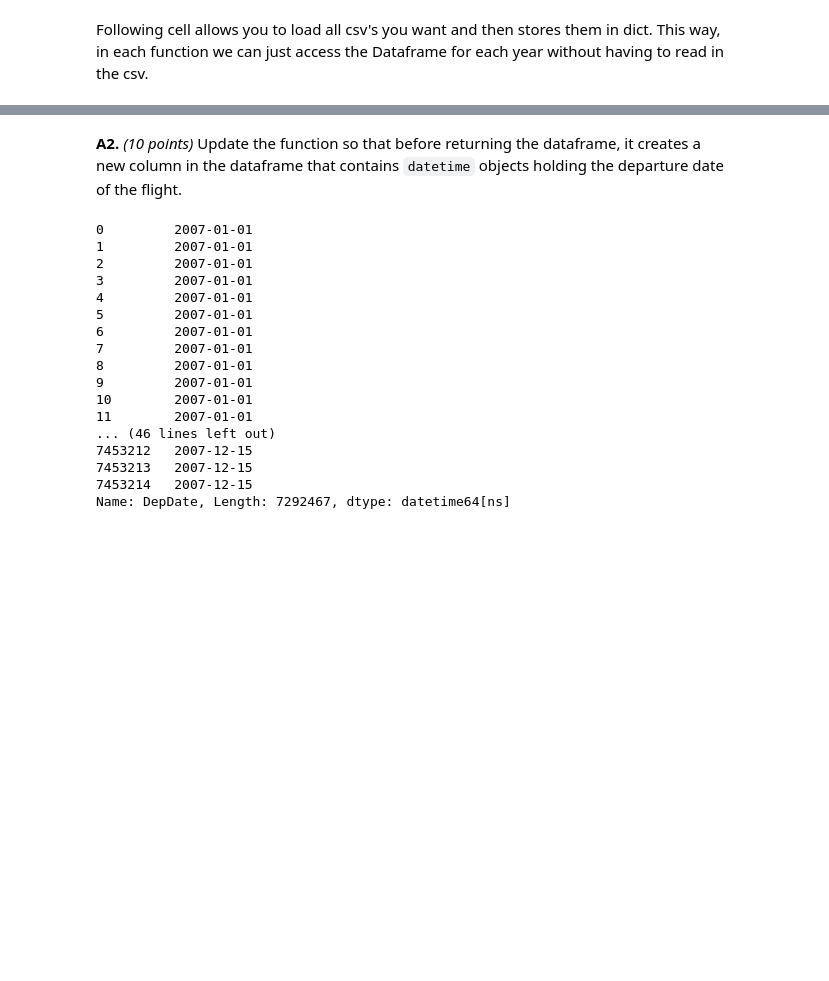
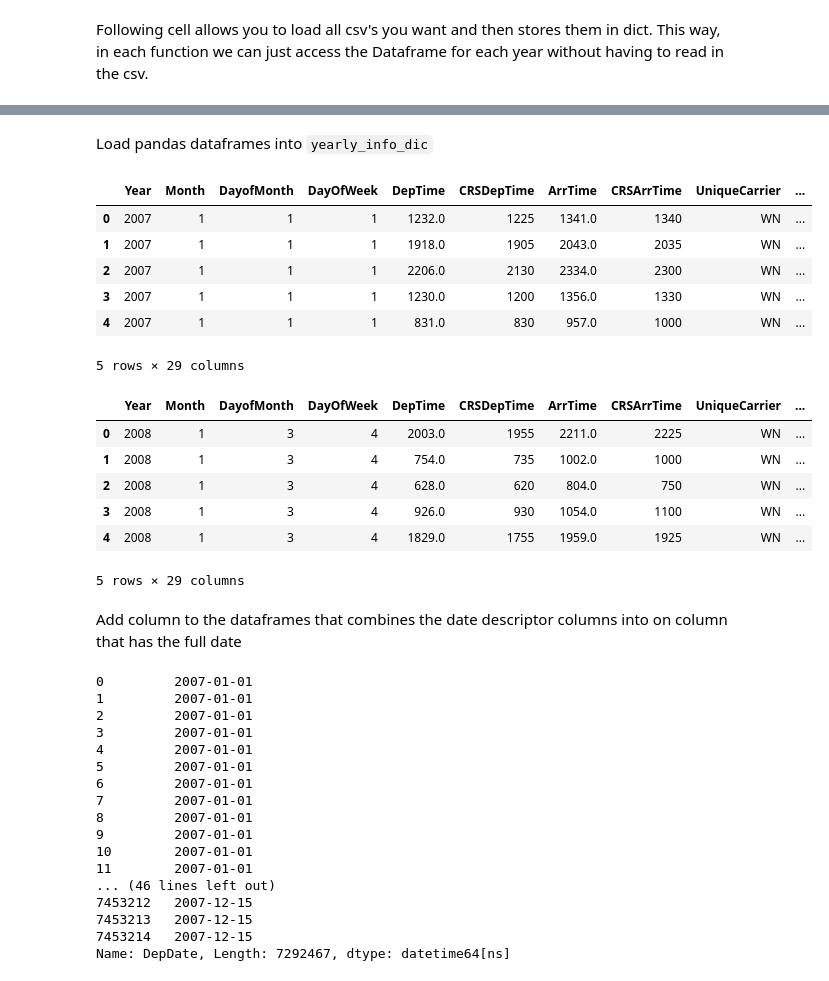
Before and after one commit to ifitzsimmons/python_projects, a Jupyter notebook: data_science_511/flight_data.ipynb, the cells around one changed output, grey strips where cells are left out. Cells and saved outputs as stored; diff of their text form; code cells hidden in the pictures; blank space fills up the shorter version.

Commit message:
Cleaned flight status problem

````diff
--- a/data_science_511/flight_data.ipynb
+++ b/data_science_511/flight_data.ipynb
@@ -22,10 +16,14 @@ filter_keys = ["Year", "Month", "DayofMonth", "DepTime",
 # %% [markdown]
 Following cell allows you to load all csv's you want and then stores them in dict. This way, in each function we can just access the Dataframe for each year without having to read in the csv.
 # %%
-year_df = defaultdict(dict)
-# years_ must contain all files you want to use
-years_ = ['2007', '2008']
-for year in years_:
-    file_name = 'data/' + year +'.csv'
-    data = pd.read_csv(file_name)
-    year_df[year] = data
+# Fxn takes list of years
+def load_csv_data(years):
+    year_df = defaultdict(dict)
+    # years_ must contain all files you want to use
+    for year in years:
+        file_name = '/Users/ianfitzsimmons/dev/School/DSCI511/assignments/assignment-3/data/' + year + '.csv'
+#         file_name = 'data/' + year +'.csv'
+        data = pd.read_csv(file_name)
+        display(data.head())
+        year_df[year] = data
+    return year_df
@@ -60,3 +30,23 @@ display(data_frame[:20])
-# %% [markdown]
-__A2.__ _(10 points)_ Update the function so that before returning the dataframe, it creates a new column in the dataframe that contains `datetime` objects holding the departure date of the flight.
+# %% [markdown]
+Load pandas dataframes into ```yearly_info_dic```
+# %%
+years_csv = ['2007', '2008']
+yearly_info_dic = load_csv_data(years_csv)
+# %% [output]
+|  | Year | Month | DayofMonth | DayOfWeek | DepTime | CRSDepTime | ArrTime | CRSArrTime | UniqueCarrier | ... |
+| 0 | 2007 | 1 | 1 | 1 | 1232.0 | 1225 | 1341.0 | 1340 | WN | ... |
+| 1 | 2007 | 1 | 1 | 1 | 1918.0 | 1905 | 2043.0 | 2035 | WN | ... |
+| 2 | 2007 | 1 | 1 | 1 | 2206.0 | 2130 | 2334.0 | 2300 | WN | ... |
+| 3 | 2007 | 1 | 1 | 1 | 1230.0 | 1200 | 1356.0 | 1330 | WN | ... |
+| 4 | 2007 | 1 | 1 | 1 | 831.0 | 830 | 957.0 | 1000 | WN | ... |
+5 rows × 29 columns
+|  | Year | Month | DayofMonth | DayOfWeek | DepTime | CRSDepTime | ArrTime | CRSArrTime | UniqueCarrier | ... |
+| 0 | 2008 | 1 | 3 | 4 | 2003.0 | 1955 | 2211.0 | 2225 | WN | ... |
+| 1 | 2008 | 1 | 3 | 4 | 754.0 | 735 | 1002.0 | 1000 | WN | ... |
+| 2 | 2008 | 1 | 3 | 4 | 628.0 | 620 | 804.0 | 750 | WN | ... |
+| 3 | 2008 | 1 | 3 | 4 | 926.0 | 930 | 1054.0 | 1100 | WN | ... |
+| 4 | 2008 | 1 | 3 | 4 | 1829.0 | 1755 | 1959.0 | 1925 | WN | ... |
+5 rows × 29 columns
+# %% [markdown]
+Add column to the dataframes that combines the date descriptor columns into on column that has the full date
 # %%
````
Also changed, not shown: parts of 16 cells of this notebook.
